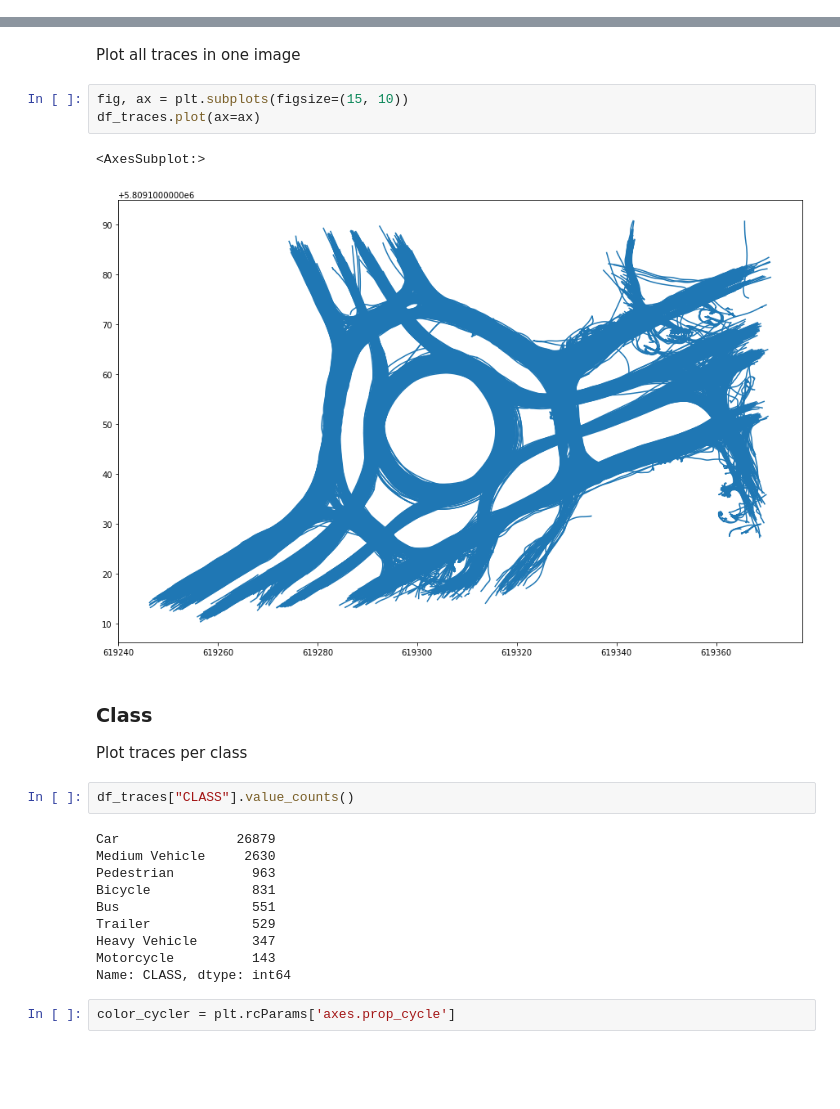
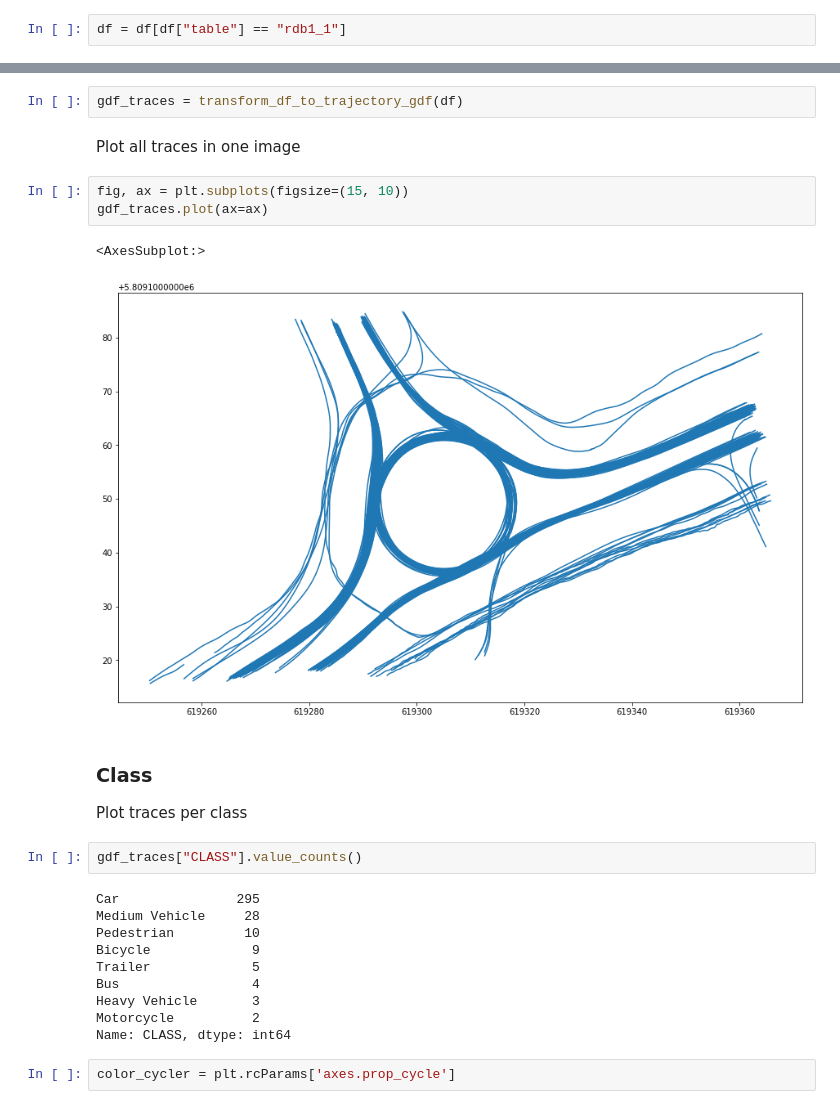
Before and after one commit to kopytjuk/opendd-analysis, a Jupyter notebook: notebooks/Visualization.ipynb, the cells around one changed output, grey strips where cells are left out. Saved outputs shown, nothing was run; the diff lists cells and outputs as text; blank space fills up the shorter version.

```diff
--- a/notebooks/Visualization.ipynb
+++ b/notebooks/Visualization.ipynb
@@ -34,6 +32,8 @@ from src.utils import WorldDefinition
 data_path = "../data/raw/rdb1.parquet"
 # %%
 df = pd.read_parquet(data_path)
+# %%
+df = df[df["table"] == "rdb1_1"]
 # %%
 df.head()
 # %% [output]
@@ -87,26 +55,28 @@ df_traces = df_traces.set_crs('EPSG:32632')
+# %%
+gdf_traces = transform_df_to_trajectory_gdf(df)
 # %% [markdown]
 Plot all traces in one image
 # %%
 fig, ax = plt.subplots(figsize=(15, 10))
-df_traces.plot(ax=ax)
+gdf_traces.plot(ax=ax)
 # %% [output]
 <AxesSubplot:>
-[figure, old version]
+[figure, new version]
 # %% [markdown]
 ### Class
 
 Plot traces per class
 # %%
-df_traces["CLASS"].value_counts()
+gdf_traces["CLASS"].value_counts()
 # %% [output]
-Car               26879
-Medium Vehicle     2630
-Pedestrian          963
-Bicycle             831
-Bus                 551
-Trailer             529
-Heavy Vehicle       347
-Motorcycle          143
+Car               295
+Medium Vehicle     28
+Pedestrian         10
+Bicycle             9
+Trailer             5
+Bus                 4
+Heavy Vehicle       3
+Motorcycle          2
 Name: CLASS, dtype: int64
 # %%
 color_cycler = plt.rcParams['axes.prop_cycle']
```
Also changed, not shown: parts of 24 cells of this notebook, 4 other files.
